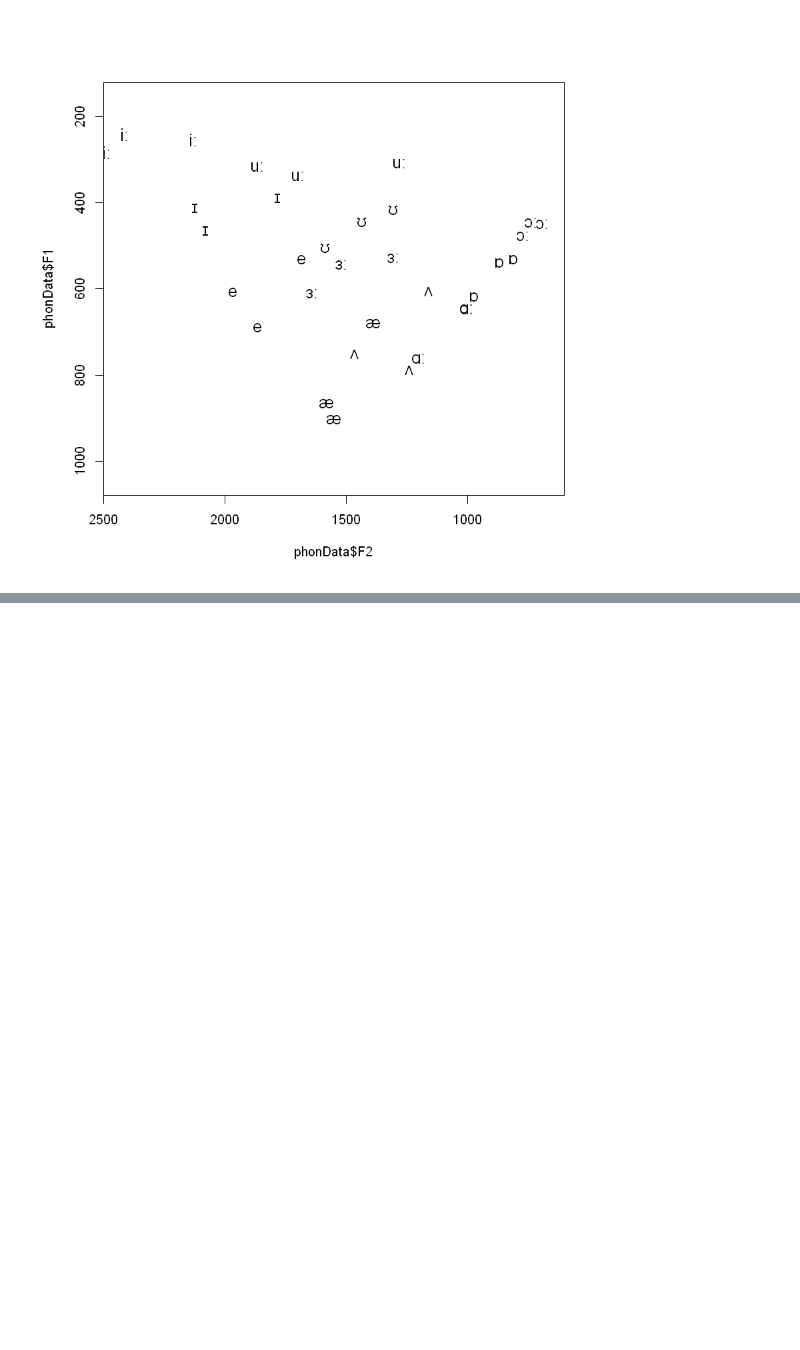
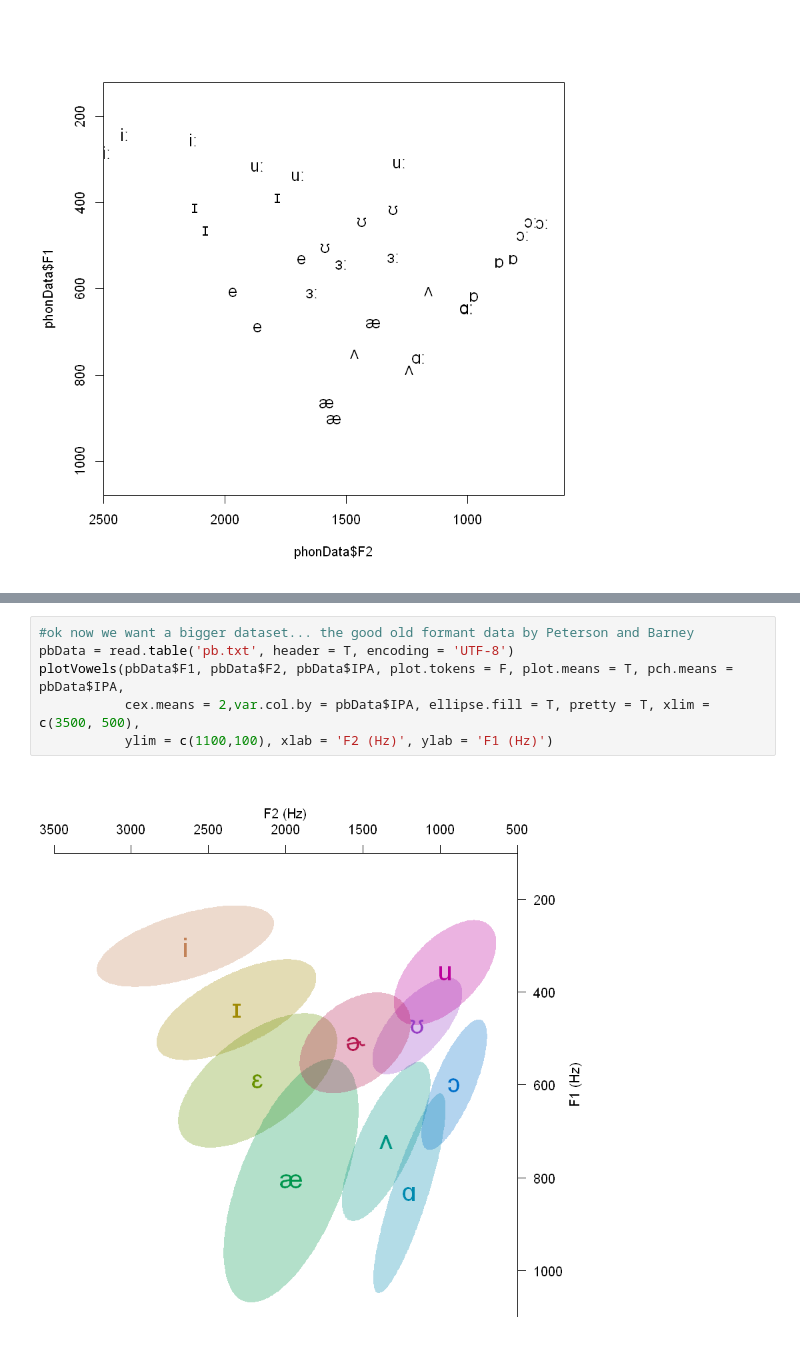
Before and after one commit to emmanuelferragne/vowelPlotsTemp, a Jupyter notebook: doFormantPlotR.ipynb, the cells around one changed output, grey strips where cells are left out. Saved outputs shown, nothing was run; the diff lists cells and outputs as text; blank space fills up the shorter version.

```diff
--- a/doFormantPlotR.ipynb
+++ b/doFormantPlotR.ipynb
@@ -63,0 +98,8 @@ text(phonData$F2, phonData$F1, phonData$symbolUTF8, cex = 1.3)
+# %%
+#ok now we want a bigger dataset... the good old formant data by Peterson and Barney
+pbData = read.table('pb.txt', header = T, encoding = 'UTF-8')
+plotVowels(pbData$F1, pbData$F2, pbData$IPA, plot.tokens = F, plot.means = T, pch.means = pbData$IPA,
+           cex.means = 2,var.col.by = pbData$IPA, ellipse.fill = T, pretty = T, xlim = c(3500, 500),
+           ylim = c(1100,100), xlab = 'F2 (Hz)', ylab = 'F1 (Hz)')
+# %% [output]
+[figure, added]
```
Also changed, not shown: parts of 17 cells of this notebook.
